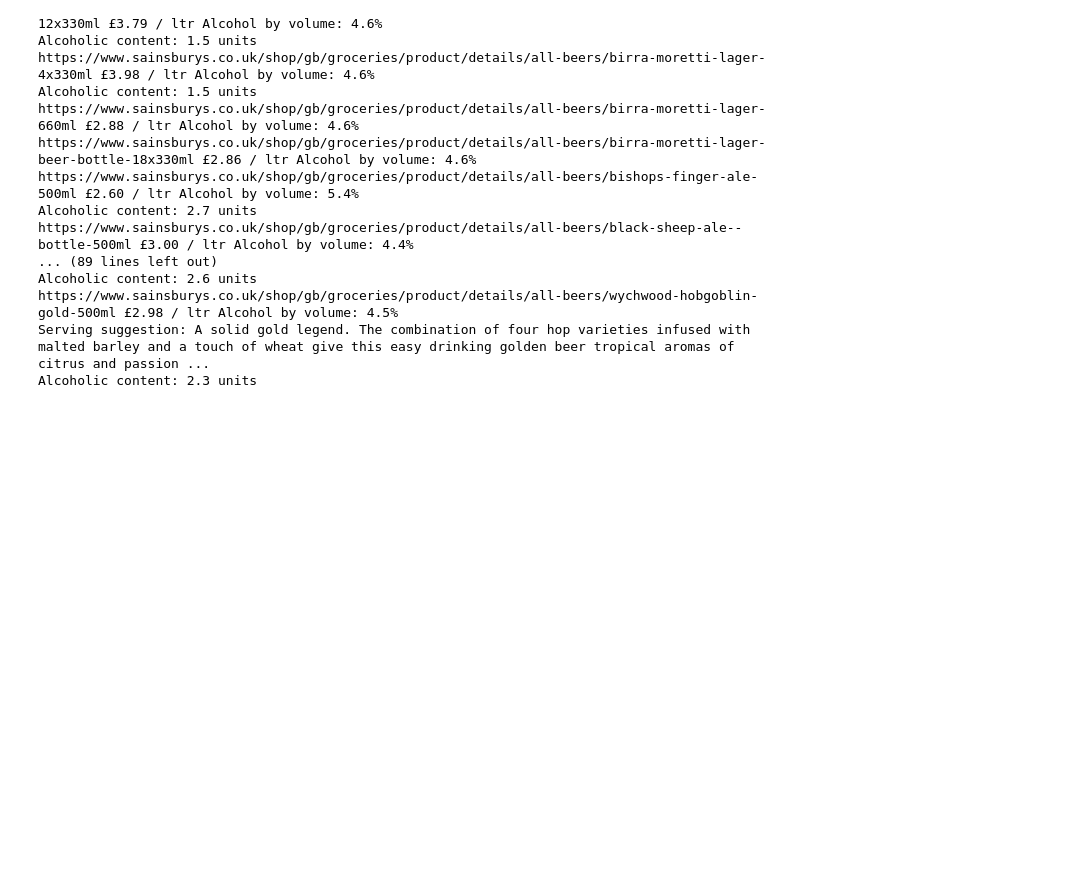
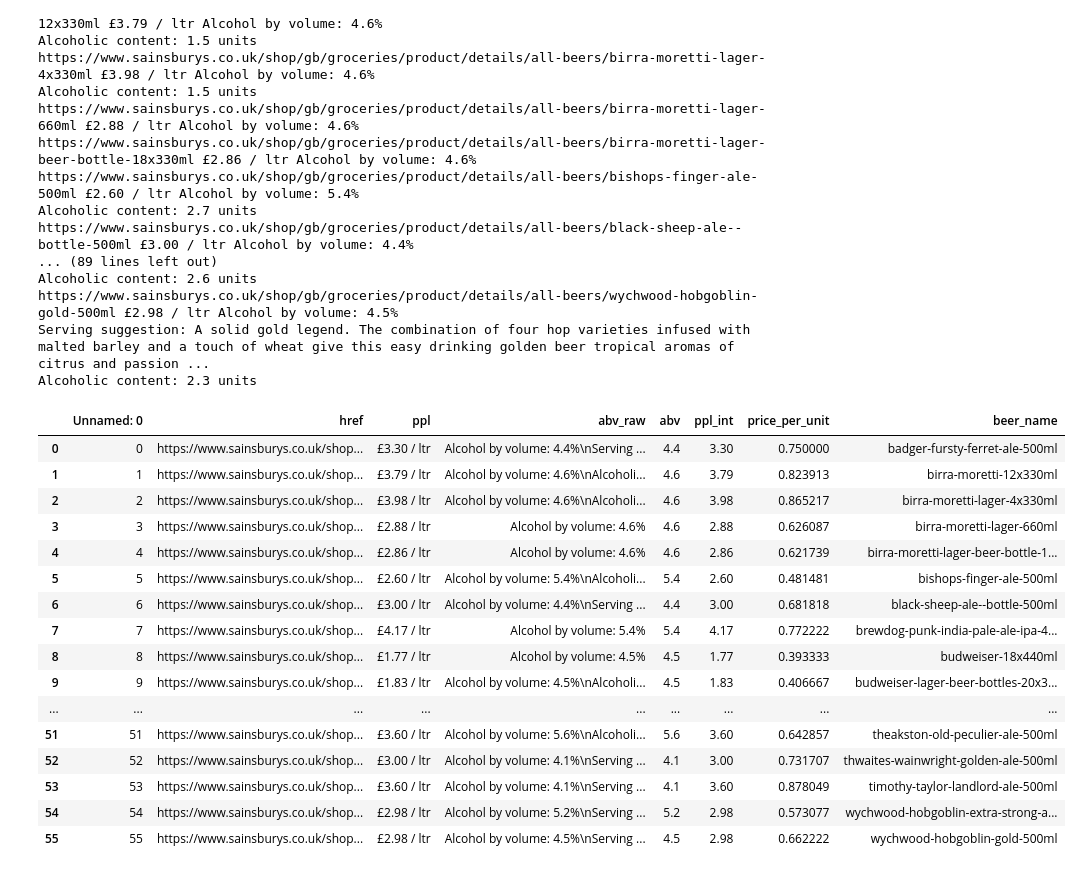
Before and after one commit to jonyjesus18/sainburys_beer_comparison, a Jupyter notebook: main.ipynb, the cells around one changed output. Saved outputs shown, nothing was run; the diff lists cells and outputs as text; code cells hidden in the pictures; blank space fills up the shorter version.

```diff
--- a/main.ipynb
+++ b/main.ipynb
@@ -104,0 +106,25 @@ df.sort_values(by='price_per_unit')
+# %%
+import plotly as plt
+import pandas as pd
+df = pd.read_csv('beers.csv')
+df = df[df['price_per_unit'] < 5]
+# %%
+df
+# %% [output]
+|  | Unnamed: 0 | href | ppl | abv_raw | abv | ppl_int | price_per_unit | beer_name |
+| 0 | 0 | https://www.sainsburys.co.uk/shop... | £3.30 / ltr | Alcohol by volume: 4.4%\nServing ... | 4.4 | 3.30 | 0.750000 | badger-fursty-ferret-ale-500ml |
+| 1 | 1 | https://www.sainsburys.co.uk/shop... | £3.79 / ltr | Alcohol by volume: 4.6%\nAlcoholi... | 4.6 | 3.79 | 0.823913 | birra-moretti-12x330ml |
+| 2 | 2 | https://www.sainsburys.co.uk/shop... | £3.98 / ltr | Alcohol by volume: 4.6%\nAlcoholi... | 4.6 | 3.98 | 0.865217 | birra-moretti-lager-4x330ml |
+| 3 | 3 | https://www.sainsburys.co.uk/shop... | £2.88 / ltr | Alcohol by volume: 4.6% | 4.6 | 2.88 | 0.626087 | birra-moretti-lager-660ml |
+| 4 | 4 | https://www.sainsburys.co.uk/shop... | £2.86 / ltr | Alcohol by volume: 4.6% | 4.6 | 2.86 | 0.621739 | birra-moretti-lager-beer-bottle-1... |
+| 5 | 5 | https://www.sainsburys.co.uk/shop... | £2.60 / ltr | Alcohol by volume: 5.4%\nAlcoholi... | 5.4 | 2.60 | 0.481481 | bishops-finger-ale-500ml |
+| 6 | 6 | https://www.sainsburys.co.uk/shop... | £3.00 / ltr | Alcohol by volume: 4.4%\nServing ... | 4.4 | 3.00 | 0.681818 | black-sheep-ale--bottle-500ml |
+| 7 | 7 | https://www.sainsburys.co.uk/shop... | £4.17 / ltr | Alcohol by volume: 5.4% | 5.4 | 4.17 | 0.772222 | brewdog-punk-india-pale-ale-ipa-4... |
+| 8 | 8 | https://www.sainsburys.co.uk/shop... | £1.77 / ltr | Alcohol by volume: 4.5% | 4.5 | 1.77 | 0.393333 | budweiser-18x440ml |
+| 9 | 9 | https://www.sainsburys.co.uk/shop... | £1.83 / ltr | Alcohol by volume: 4.5%\nAlcoholi... | 4.5 | 1.83 | 0.406667 | budweiser-lager-beer-bottles-20x3... |
+| ... | ... | ... | ... | ... | ... | ... | ... | ... |
+| 51 | 51 | https://www.sainsburys.co.uk/shop... | £3.60 / ltr | Alcohol by volume: 5.6%\nAlcoholi... | 5.6 | 3.60 | 0.642857 | theakston-old-peculier-ale-500ml |
+| 52 | 52 | https://www.sainsburys.co.uk/shop... | £3.00 / ltr | Alcohol by volume: 4.1%\nServing ... | 4.1 | 3.00 | 0.731707 | thwaites-wainwright-golden-ale-500ml |
+| 53 | 53 | https://www.sainsburys.co.uk/shop... | £3.60 / ltr | Alcohol by volume: 4.1%\nServing ... | 4.1 | 3.60 | 0.878049 | timothy-taylor-landlord-ale-500ml |
+| 54 | 54 | https://www.sainsburys.co.uk/shop... | £2.98 / ltr | Alcohol by volume: 5.2%\nServing ... | 5.2 | 2.98 | 0.573077 | wychwood-hobgoblin-extra-strong-a... |
+| 55 | 55 | https://www.sainsburys.co.uk/shop... | £2.98 / ltr | Alcohol by volume: 4.5%\nServing ... | 4.5 | 2.98 | 0.662222 | wychwood-hobgoblin-gold-500ml |
```
Also changed, not shown: parts of 7 cells of this notebook.
